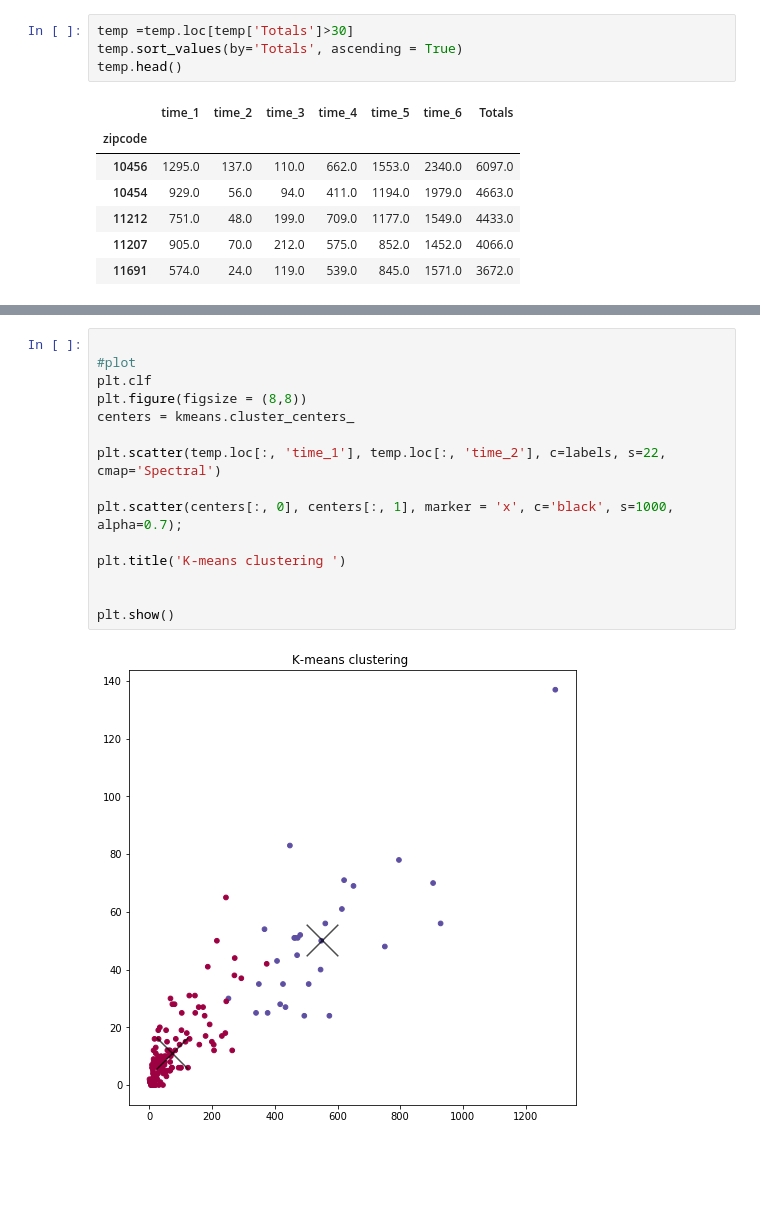
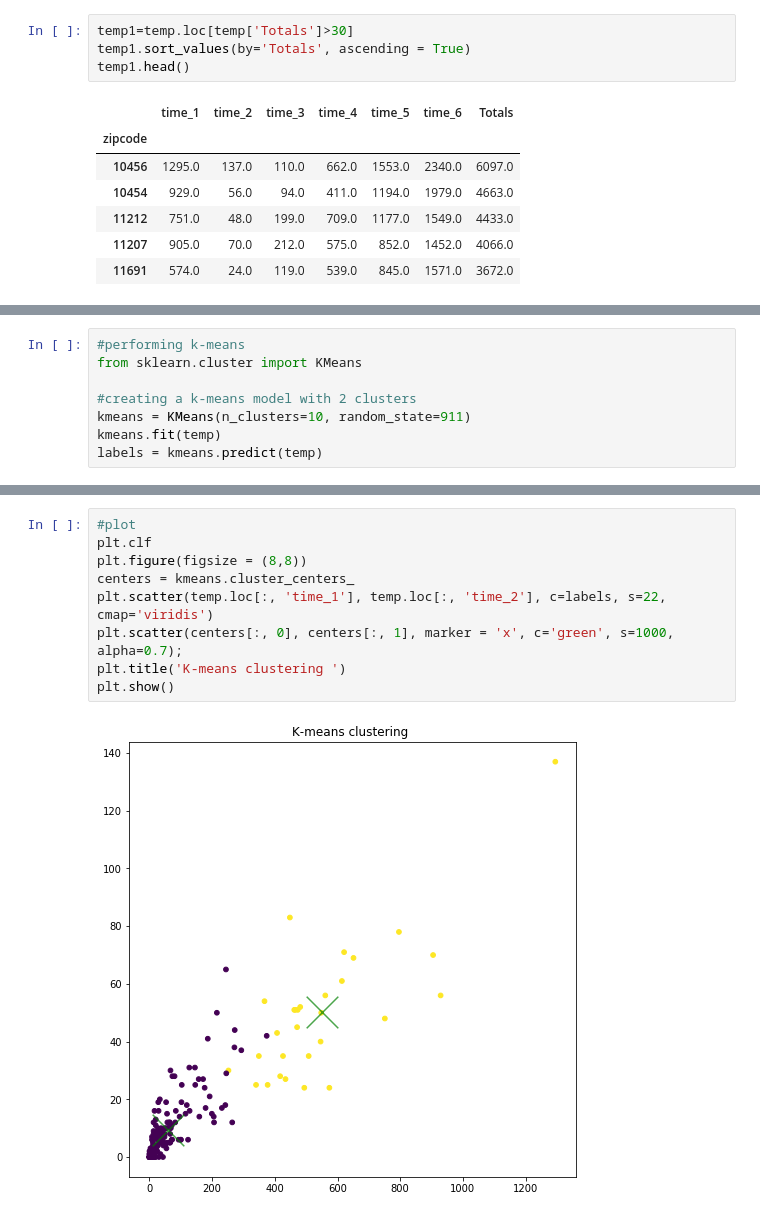
Before and after one commit to pratikwatwani/Applied-Data-Science, a Jupyter notebook: Session 04/Clustering_and_PCA.ipynb, the cells around one changed output, grey strips where cells are left out. Saved outputs shown, nothing was run; the diff lists cells and outputs as text; blank space fills up the shorter version.

```diff
--- a/Session 04/Clustering_and_PCA.ipynb
+++ b/Session 04/Clustering_and_PCA.ipynb
@@ -334,7 +334,7 @@ temp.iloc[0:6].plot(x=temp.index, y="Totals")
 # %%
-temp =temp.loc[temp['Totals']>30]
-temp.sort_values(by='Totals', ascending = True)
-temp.head()
+temp1=temp.loc[temp['Totals']>30]
+temp1.sort_values(by='Totals', ascending = True)
+temp1.head()
 # %% [output]
 |  | time_1 | time_2 | time_3 | time_4 | time_5 | time_6 | Totals |
 | zipcode |  |  |  |  |  |  |  |
@@ -353,0 +364,8 @@ data1.head()
+# %%
+#performing k-means
+from sklearn.cluster import KMeans
+
+#creating a k-means model with 2 clusters
+kmeans = KMeans(n_clusters=10, random_state=911)
+kmeans.fit(temp)
+labels = kmeans.predict(temp)
@@ -392,20 +434,14 @@ array([1, 1, 1, 1, 1, 1, 1, 1, 1, 1, 1, 1, 1, 1, 1, 1, 1, 1, 1, 1, 1, 1,
 # %%
-
 #plot
 plt.clf
 plt.figure(figsize = (8,8))
 centers = kmeans.cluster_centers_
-
-plt.scatter(temp.loc[:, 'time_1'], temp.loc[:, 'time_2'], c=labels, s=22, cmap='Spectral')
-
-plt.scatter(centers[:, 0], centers[:, 1], marker = 'x', c='black', s=1000, alpha=0.7);
-
+plt.scatter(temp.loc[:, 'time_1'], temp.loc[:, 'time_2'], c=labels, s=22, cmap='viridis')
+plt.scatter(centers[:, 0], centers[:, 1], marker = 'x', c='green', s=1000, alpha=0.7);
 plt.title('K-means clustering ')
-
-
 plt.show()
 # %% [output]
-[figure, old version]
+[figure, new version]
 # %%
 from sklearn.mixture import GaussianMixture as gm
 gaus_learn= gm(n_components=2,random_state=311).fit(temp)
```
Also changed, not shown: parts of 43 cells of this notebook.
